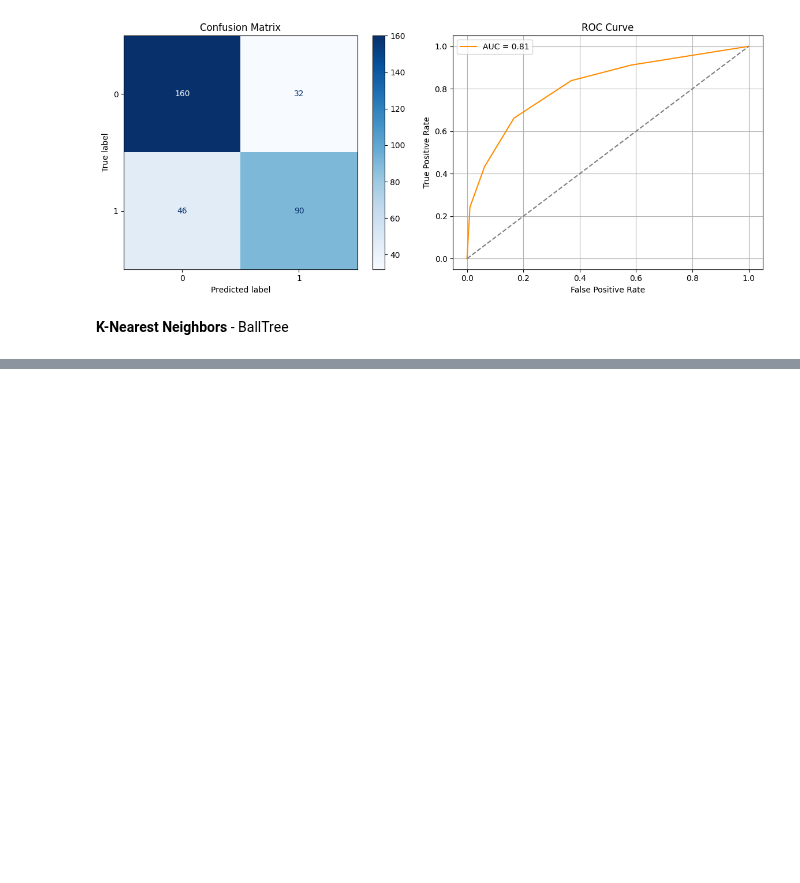
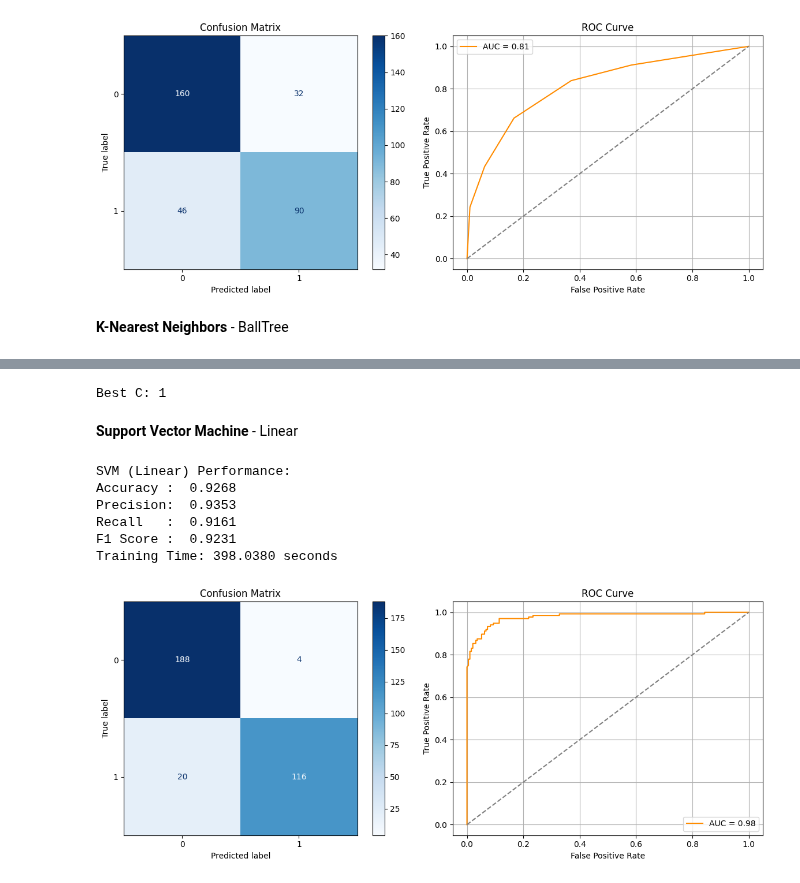
Before and after one commit to vidarshanaa15/ml-expt-3, a Jupyter notebook: Experiment-3/expt-3.ipynb, the cells around one changed output, grey strips where cells are left out. Drawn from its saved outputs; the diff is of its cells as text; code cells hidden in the pictures; blank space fills up the shorter version.

```diff
--- a/Experiment-3/expt_3.ipynb
+++ b/Experiment-3/expt-3.ipynb
@@ -204 +212,21 @@ Training Time: 0.0089 seconds
 [figure]
+# %%
+grid = GridSearchCV(SVC(kernel='linear', probability=False), {'C': [0.01, 0.1, 1]}, cv=5)
+grid.fit(X_train, y_train)
+
+C = grid.best_params_['C']
+print("Best C:", C)
+# %% [output]
+Best C: 1
+# %% [markdown]
+**Support Vector Machine** - Linear
+# %%
+evaluate_model("SVM (Linear)", SVC(kernel='linear', C=C, probability=True), X_train, X_test)
+# %% [output]
+SVM (Linear) Performance:
+Accuracy :  0.9268
+Precision:  0.9353
+Recall   :  0.9161
+F1 Score :  0.9231
+Training Time: 398.0380 seconds
+[figure, added]
```
Also changed, not shown: parts of 16 cells of this notebook, 9 other files.
